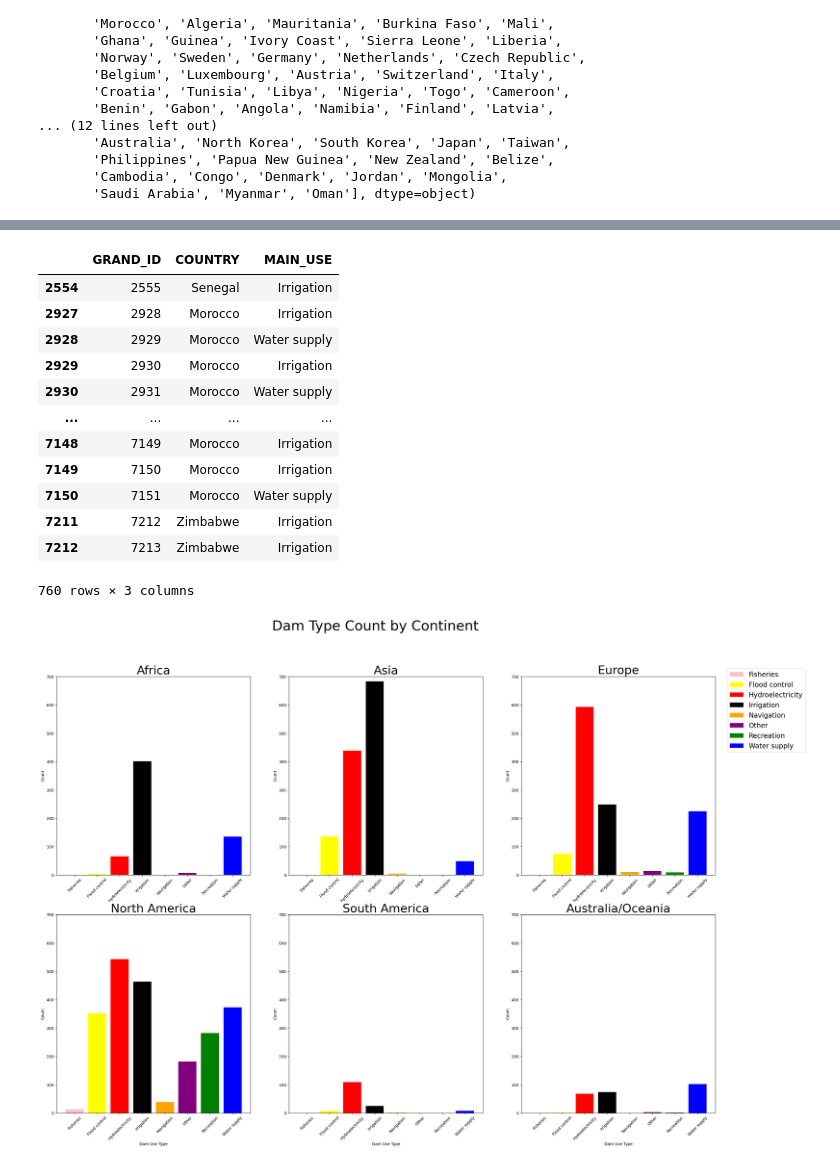
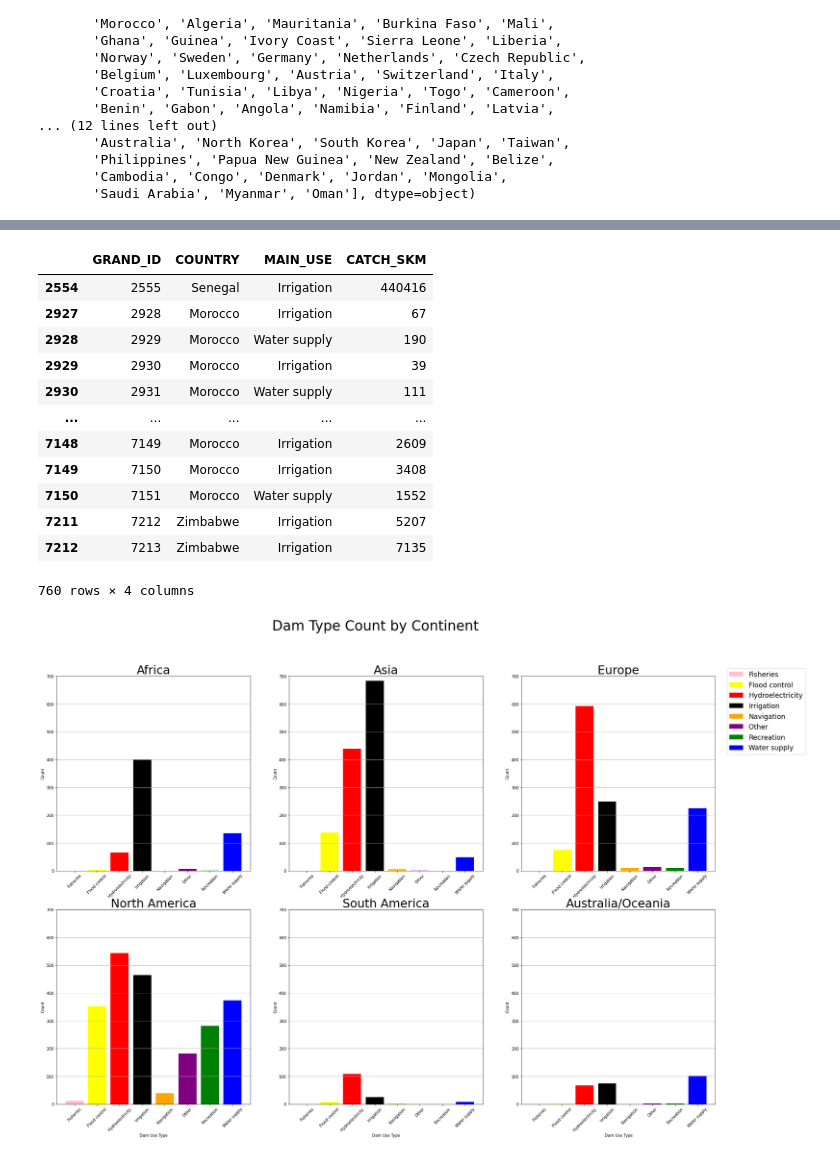
Before and after one commit to brianpinke/ea-2021-final-project-dam-project, a Jupyter notebook: brian.ipynb, the cells around one changed output, grey strips where cells are left out. Saved outputs shown, nothing was run; the diff lists cells and outputs as text; code cells hidden in the pictures.

```diff
--- a/brian.ipynb
+++ b/brian.ipynb
@@ -121,6 +126,6 @@ array(['United States', 'Canada', 'Mexico', 'Guatemala', 'Cuba',
        'Saudi Arabia', 'Myanmar', 'Oman'], dtype=object)
 # %%
 grand_plot_locations
-global_dams = grand_plot_locations[['GRAND_ID', 'COUNTRY', 'MAIN_USE']]
+global_dams = grand_plot_locations[['GRAND_ID', 'COUNTRY', 'MAIN_USE', 'CATCH_SKM']]
 global_dams
 # %% [output]
@@ -184,19 +189,19 @@ dam_africa2 = dam_africa
 dam_africa["MAIN_USE"]
 dam_africa
 # %% [output]
-|  | GRAND_ID | COUNTRY | MAIN_USE |
-| 2554 | 2555 | Senegal | Irrigation |
-| 2927 | 2928 | Morocco | Irrigation |
-| 2928 | 2929 | Morocco | Water supply |
-| 2929 | 2930 | Morocco | Irrigation |
-| 2930 | 2931 | Morocco | Water supply |
-| ... | ... | ... | ... |
-| 7148 | 7149 | Morocco | Irrigation |
-| 7149 | 7150 | Morocco | Irrigation |
-| 7150 | 7151 | Morocco | Water supply |
-| 7211 | 7212 | Zimbabwe | Irrigation |
-| 7212 | 7213 | Zimbabwe | Irrigation |
+|  | GRAND_ID | COUNTRY | MAIN_USE | CATCH_SKM |
+| 2554 | 2555 | Senegal | Irrigation | 440416 |
+| 2927 | 2928 | Morocco | Irrigation | 67 |
+| 2928 | 2929 | Morocco | Water supply | 190 |
+| 2929 | 2930 | Morocco | Irrigation | 39 |
+| 2930 | 2931 | Morocco | Water supply | 111 |
+| ... | ... | ... | ... | ... |
+| 7148 | 7149 | Morocco | Irrigation | 2609 |
+| 7149 | 7150 | Morocco | Irrigation | 3408 |
+| 7150 | 7151 | Morocco | Water supply | 1552 |
+| 7211 | 7212 | Zimbabwe | Irrigation | 5207 |
+| 7212 | 7213 | Zimbabwe | Irrigation | 7135 |
-760 rows × 3 columns
+760 rows × 4 columns
 # %%
 # Add use rows to continent df as needed
 Fisheries = {'MAIN_USE': "Fisheries"}
@@ -217,6 +222,8 @@ dam_samerica = dam_samerica.append(Other, ignore_index = True)
 dam_oceania = dam_oceania.append(Fisheries, ignore_index = True)
 dam_oceania = dam_oceania.append(Navigation, ignore_index = True)
 # %%
+import matplotlib.ticker as ticker
+
 dam_color = {'Irrigation': 'black',
             'Hydroelectricity': 'red',
             'Water supply': 'blue',
@@ -245,6 +252,8 @@ for ctype, dam in dam_africa.groupby("MAIN_USE"):
     ax1.set(ylabel = "Count")
     ax1.set_ylim(0,700)
     ax1.set_title('Africa', fontsize=30)
+ax1.grid(axis="y")
+# ax1.yaxis.set_major_locator(ticker.MultipleLocator(50))
 
 for ctype, dam in dam_asia.groupby("MAIN_USE"):
     color_dam = dam_color[ctype]
@@ -259,6 +268,7 @@ for ctype, dam in dam_asia.groupby("MAIN_USE"):
     ax2.set(title="Asia",
             ylabel = "Count")
     ax2.set_title('Asia', fontsize=30)
+ax2.grid(axis="y")
 
 for ctype, dam in dam_europe.groupby("MAIN_USE"):
     color_dam = dam_color[ctype]
@@ -273,6 +283,7 @@ for ctype, dam in dam_europe.groupby("MAIN_USE"):
     ax3.set(title="Europe",
             ylabel = "Count")
     ax3.set_title('Europe', fontsize=30)
+ax3.grid(axis="y")
 
 for ctype, dam in dam_namerica.groupby("MAIN_USE"):
     color_dam = dam_color[ctype]
@@ -288,6 +299,7 @@ for ctype, dam in dam_namerica.groupby("MAIN_USE"):
             ylabel = "Count")
     ax4.set_ylim(0,700)
     ax4.set_title('North America', fontsize=30)
+ax4.grid(axis="y")
 
 for ctype, dam in dam_samerica.groupby("MAIN_USE"):
     color_dam = dam_color[ctype]
@@ -299,31 +311,33 @@ for ctype, dam in dam_samerica.groupby("MAIN_USE"):
           label=label)
     ax5.set_ylim(0,700)
 
     ax5.set(title="South America",
             xlabel = "Dam Use Type",
             ylabel = "Count")
     ax5.set_title('South America', fontsize=30)
+ax5.grid(axis="y")
 
 for ctype, dam in dam_oceania.groupby("MAIN_USE"):
     color_dam = dam_color[ctype]
     label = ctype
     dam_count = dam.count()
     ax6.bar(ctype,
         dam_count["GRAND_ID"],
         color = color_dam,
           label=label)
     ax6.set_ylim(0,700)
 
     ax6.set(title="Australia/Oceania",
             xlabel = "Dam Use Type",
             ylabel = "Count")
     ax6.set_title('Australia/Oceania', fontsize=30)
+ax6.grid(axis="y")
 
 plt.setp((ax1.get_xticklabels(), ax2.get_xticklabels(), ax3.get_xticklabels(), ax4.get_xticklabels(), ax5.get_xticklabels(), ax6.get_xticklabels(), ), rotation = 45)
 #plt.legend()
 handles, labels = ax1.get_legend_handles_labels()
 fig.legend(handles, labels, loc=1, bbox_to_anchor=(1.01, 0.9), fontsize='xx-large')
 
 plt.show()
 # %% [output]
-[figure, old version]
+[figure, new version]
```
Also changed, not shown: parts of 11 cells of this notebook.
